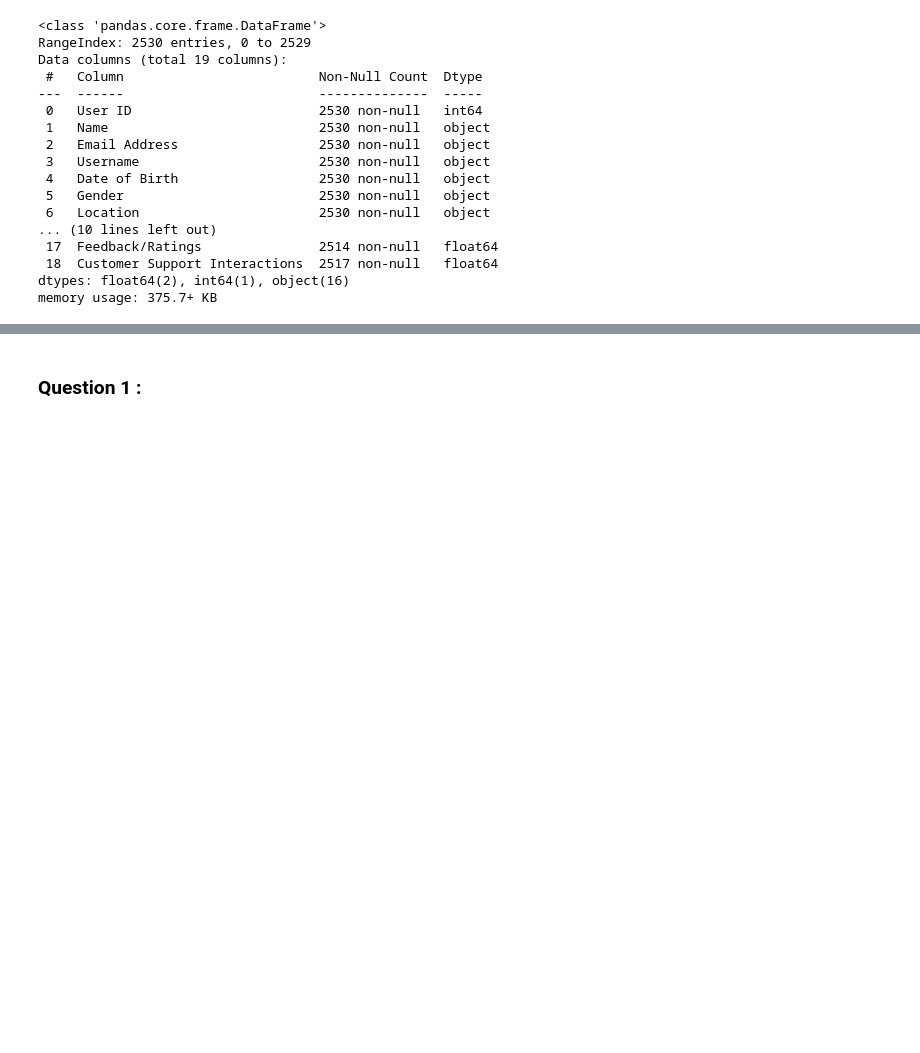
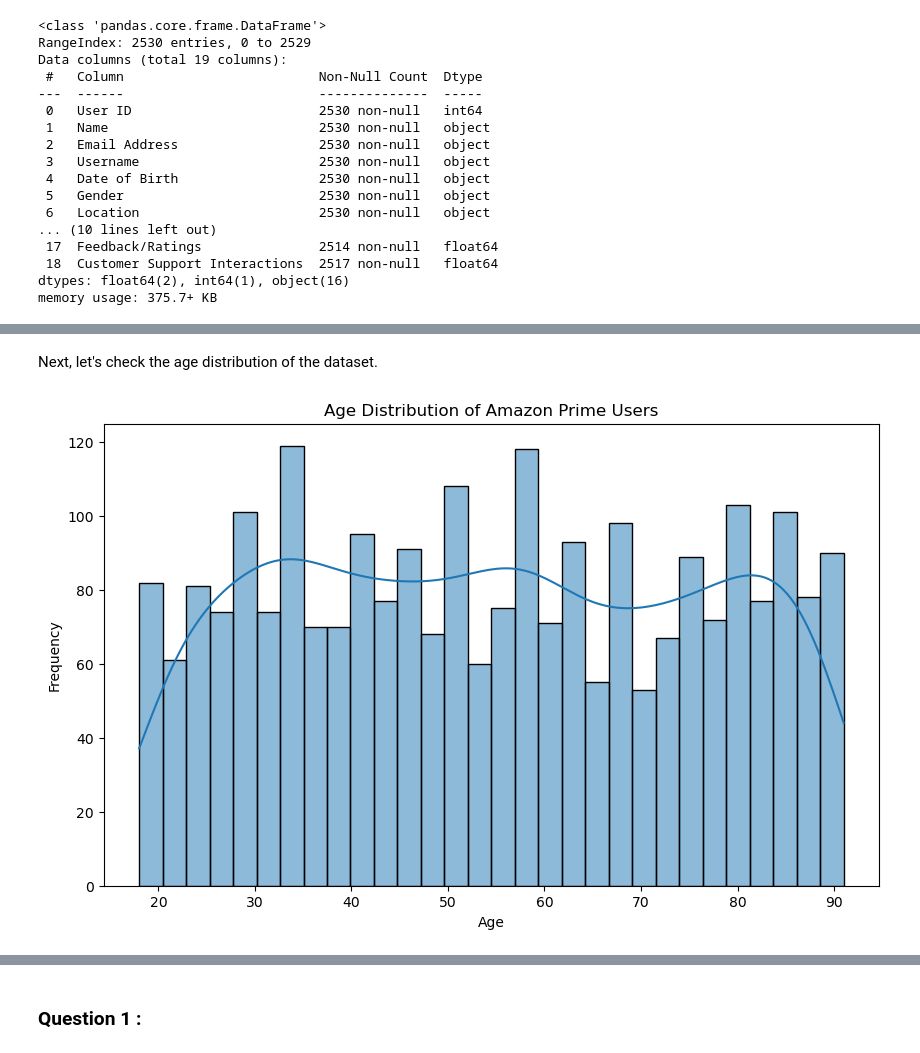
Before and after one commit to keattt0330/Data-Mining, a Jupyter notebook: assignment.ipynb, the cells around one changed output, grey strips where cells are left out. Drawn from its saved outputs; the diff is of its cells as text; code cells hidden in the pictures; blank space fills up the shorter version.

```diff
--- a/assignment.ipynb
+++ b/assignment.ipynb
@@ -43,0 +102,4 @@ Amazon_Prime = Amazon_Prime.dropna(subset=['Feedback/Ratings', 'Customer Support
+# %%
+Amazon_Prime = Amazon_Prime.dropna()
+print(Amazon_Prime.isnull().sum())
+Amazon_Prime.shape
@@ -43,0 +137,3 @@ Amazon_Prime = Amazon_Prime.dropna(subset=['Feedback/Ratings', 'Customer Support
+# %%
+Amazon_Prime = Amazon_Prime.drop_duplicates()
+Amazon_Prime.duplicated().sum()
@@ -43,0 +151,5 @@ Amazon_Prime = Amazon_Prime.dropna(subset=['Feedback/Ratings', 'Customer Support
+# %%
+Amazon_Prime['Date of Birth'] = pd.to_datetime(Amazon_Prime['Date of Birth'], format='%d/%m/%Y')
+Amazon_Prime['Membership Start Date'] = pd.to_datetime(Amazon_Prime['Membership Start Date'], format='%d/%m/%Y')
+Amazon_Prime['Membership End Date'] = pd.to_datetime(Amazon_Prime['Membership End Date'], format='%d/%m/%Y')
+Amazon_Prime.info()
@@ -43,0 +177,4 @@ Amazon_Prime = Amazon_Prime.dropna(subset=['Feedback/Ratings', 'Customer Support
+# %%
+birthday_cut_off = pd.to_datetime('2025-01-01')
+Amazon_Prime['Age'] = ((birthday_cut_off - Amazon_Prime['Date of Birth']).dt.days / 365.25).astype(int)
+Amazon_Prime.head()
@@ -43,0 +213,11 @@ Amazon_Prime = Amazon_Prime.dropna(subset=['Feedback/Ratings', 'Customer Support
+# %% [markdown]
+Next, let's check the age distribution of the dataset.
+# %%
+plt.figure(figsize=(10, 6))
+sns.histplot(Amazon_Prime['Age'], bins=30, kde=True)
+plt.title('Age Distribution of Amazon Prime Users')
+plt.xlabel('Age')
+plt.ylabel('Frequency')
+plt.show()
+# %% [output]
+[figure, added]
```
Also changed, not shown: parts of 31 cells of this notebook.
